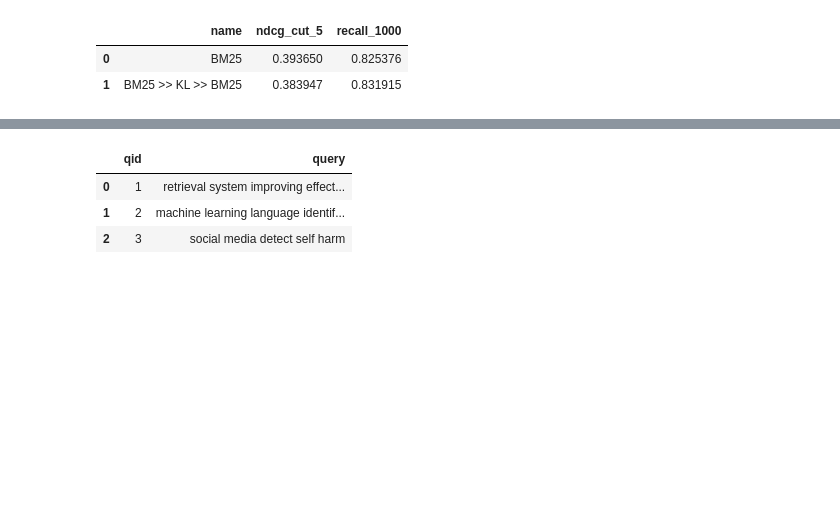
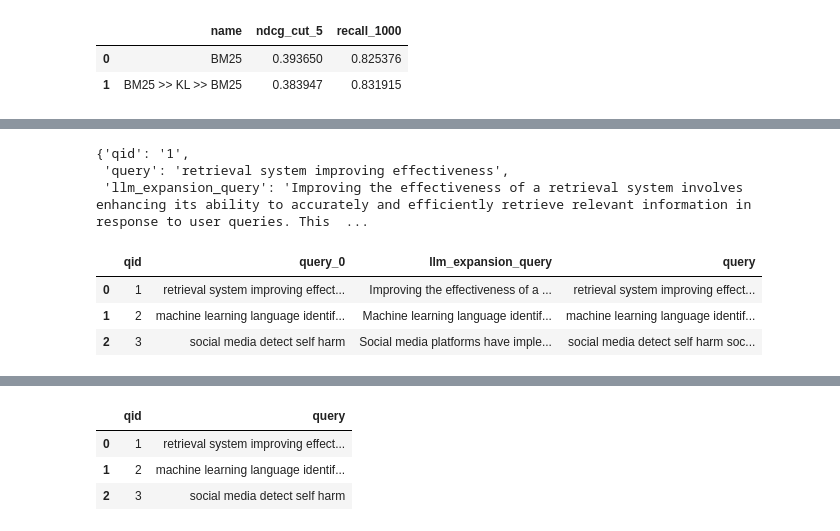
Before and after one commit to tira-io/ir-lab-sose-2024-ir-sose-24-12, a Jupyter notebook: baseline-retrieval-system/retrieval-system.ipynb, the cells around one changed output, grey strips where cells are left out. Drawn from its saved outputs; the diff is of its cells as text; code cells hidden in the pictures; blank space fills up the shorter version.

```diff
--- a/baseline-retrieval-system/retrieval-system.ipynb
+++ b/baseline-retrieval-system/retrieval-system.ipynb
@@ -71,0 +93,17 @@ There are multiple query fields available: ('text', 'title', 'query', 'descripti
+# %%
+# Load the expansions
+
+# llm expansions with gpt
+gpt_cot = tira.pt.transform_queries('workshop-on-open-web-search/tu-dresden-03/qe-gpt3.5-cot', dataset, prefix='llm_expansion_')
+gpt_sq_fs = tira.pt.transform_queries('workshop-on-open-web-search/tu-dresden-03/qe-gpt3.5-sq-fs', dataset, prefix='llm_expansion_')
+gpt_sq_zs = tira.pt.transform_queries('ir-benchmarks/tu-dresden-03/qe-gpt3.5-sq-zs', dataset, prefix='llm_expansion_')
+
+# llm expansions with llama
+llama_cot = tira.pt.transform_queries('ir-benchmarks/tu-dresden-03/qe-llama-cot', dataset, prefix='llm_expansion_')
+llama_sq_fs = tira.pt.transform_queries('ir-benchmarks/tu-dresden-03/qe-llama-sq-fs', dataset, prefix='llm_expansion_')
+llama_sq_zs = tira.pt.transform_queries('ir-benchmarks/tu-dresden-03/qe-llama-sq-zs', dataset, prefix='llm_expansion_')
+
+# llm expansions with flan-ul2
+flan_cot = tira.pt.transform_queries('ir-benchmarks/tu-dresden-03/qe-flan-ul2-cot', dataset, prefix='llm_expansion_')
+flan_sq_fs = tira.pt.transform_queries('ir-benchmarks/tu-dresden-03/qe-flan-ul2-sq-fs', dataset, prefix='llm_expansion_')
+flan_sq_zs = tira.pt.transform_queries('ir-benchmarks/tu-dresden-03/qe-flan-ul2-sq-zs', dataset, prefix='llm_expansion_')
@@ -71,0 +129,9 @@ There are multiple query fields available: ('text', 'title', 'query', 'descripti
+# %%
+topics = pt_dataset.get_topics('query')
+
+gpt_cot(topics.head(3))
+gpt_cot(topics.head(3)).iloc[0].to_dict()
+# %% [output]
+{'qid': '1',
+ 'query': 'retrieval system improving effectiveness',
+ 'llm_expansion_query': 'Improving the effectiveness of a retrieval system involves enhancing its ability to accurately and efficiently retrieve relevant information in response to user queries. This  ...
@@ -71,0 +153,9 @@ There are multiple query fields available: ('text', 'title', 'query', 'descripti
+# %%
+# Now we can look into some expansion
+
+(gpt_cot >> pt_expand_query)(topics.head(3))
+# %% [output]
+|  | qid | query_0 | llm_expansion_query | query |
+| 0 | 1 | retrieval system improving effect... | Improving the effectiveness of a ... | retrieval system improving effect... |
+| 1 | 2 | machine learning language identif... | Machine learning language identif... | machine learning language identif... |
+| 2 | 3 | social media detect self harm | Social media platforms have imple... | social media detect self harm soc... |
```
Also changed, not shown: parts of 17 cells of this notebook, 50 other files.
